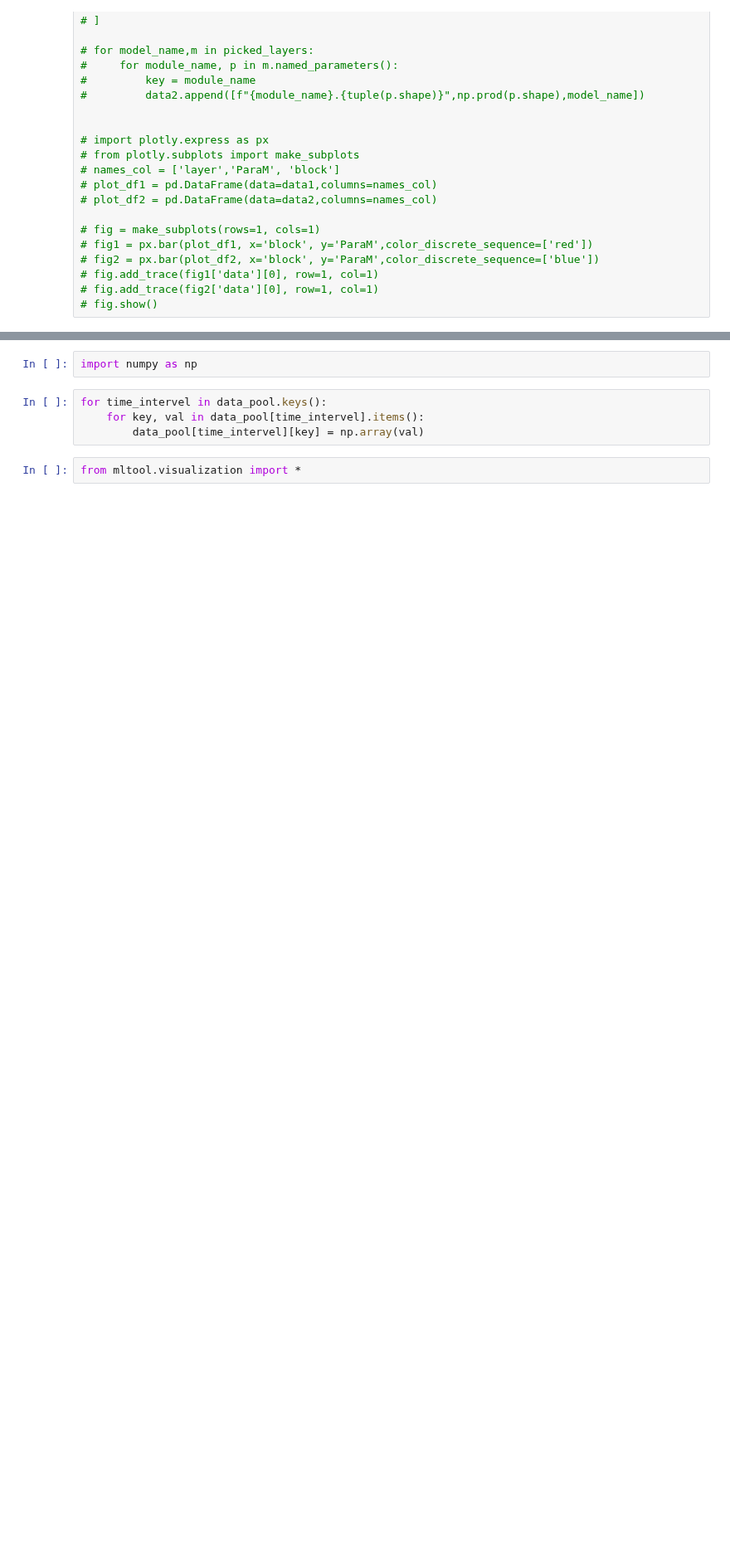
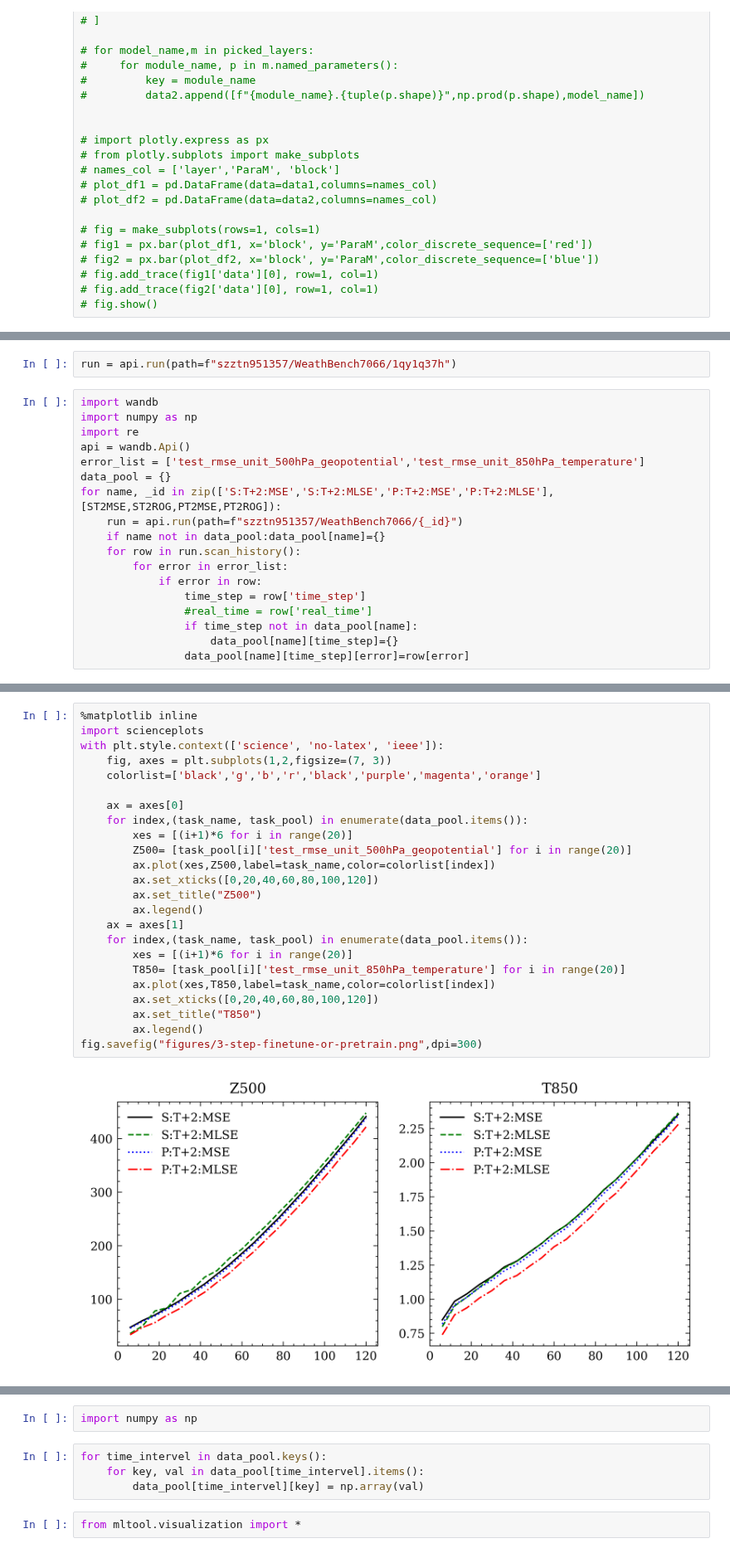
Before and after one commit to veya2ztn/Seq2SeqAutoregressiveModel, a Jupyter notebook: plot.ipynb, the cells around one changed output, grey strips where cells are left out. Shown at 83% size. Cells and saved outputs as stored; diff of their text form; blank space fills up the shorter version.

```diff
--- a/plot.ipynb
+++ b/plot.ipynb
@@ -68,0 +50,20 @@ FileNotFoundError: [Errno 2] No such file or directory: 'debug/WeathBench71_hist
+# %%
+run = api.run(path=f"szztn951357/WeathBench7066/1qy1q37h")
+# %%
+import wandb
+import numpy as np
+import re
+api = wandb.Api()
+error_list = ['test_rmse_unit_500hPa_geopotential','test_rmse_unit_850hPa_temperature']
+data_pool = {}
+for name, _id in zip(['S:T+2:MSE','S:T+2:MLSE','P:T+2:MSE','P:T+2:MLSE'],[ST2MSE,ST2ROG,PT2MSE,PT2ROG]):
+    run = api.run(path=f"szztn951357/WeathBench7066/{_id}")
+    if name not in data_pool:data_pool[name]={}
+    for row in run.scan_history():
+        for error in error_list:
+            if error in row:
+                time_step = row['time_step']
+                #real_time = row['real_time']
+                if time_step not in data_pool[name]:
+                    data_pool[name][time_step]={}
+                data_pool[name][time_step][error]=row[error]
@@ -68,0 +76,26 @@ FileNotFoundError: [Errno 2] No such file or directory: 'debug/WeathBench71_hist
+# %%
+%matplotlib inline
+import scienceplots
+with plt.style.context(['science', 'no-latex', 'ieee']):
+    fig, axes = plt.subplots(1,2,figsize=(7, 3))
+    colorlist=['black','g','b','r','black','purple','magenta','orange']
+
+    ax = axes[0]
+    for index,(task_name, task_pool) in enumerate(data_pool.items()):
+        xes = [(i+1)*6 for i in range(20)]
+        Z500= [task_pool[i]['test_rmse_unit_500hPa_geopotential'] for i in range(20)]
+        ax.plot(xes,Z500,label=task_name,color=colorlist[index])
+        ax.set_xticks([0,20,40,60,80,100,120])
+        ax.set_title("Z500")
+        ax.legend()
+    ax = axes[1]
+    for index,(task_name, task_pool) in enumerate(data_pool.items()):
+        xes = [(i+1)*6 for i in range(20)]
+        T850= [task_pool[i]['test_rmse_unit_850hPa_temperature'] for i in range(20)]
+        ax.plot(xes,T850,label=task_name,color=colorlist[index])
+        ax.set_xticks([0,20,40,60,80,100,120])
+        ax.set_title("T850")
+        ax.legend()
+fig.savefig("figures/3-step-finetune-or-pretrain.png",dpi=300)
+# %% [output]
+[figure, added]
```
Also changed, not shown: parts of 10 cells of this notebook, 1 other file.
